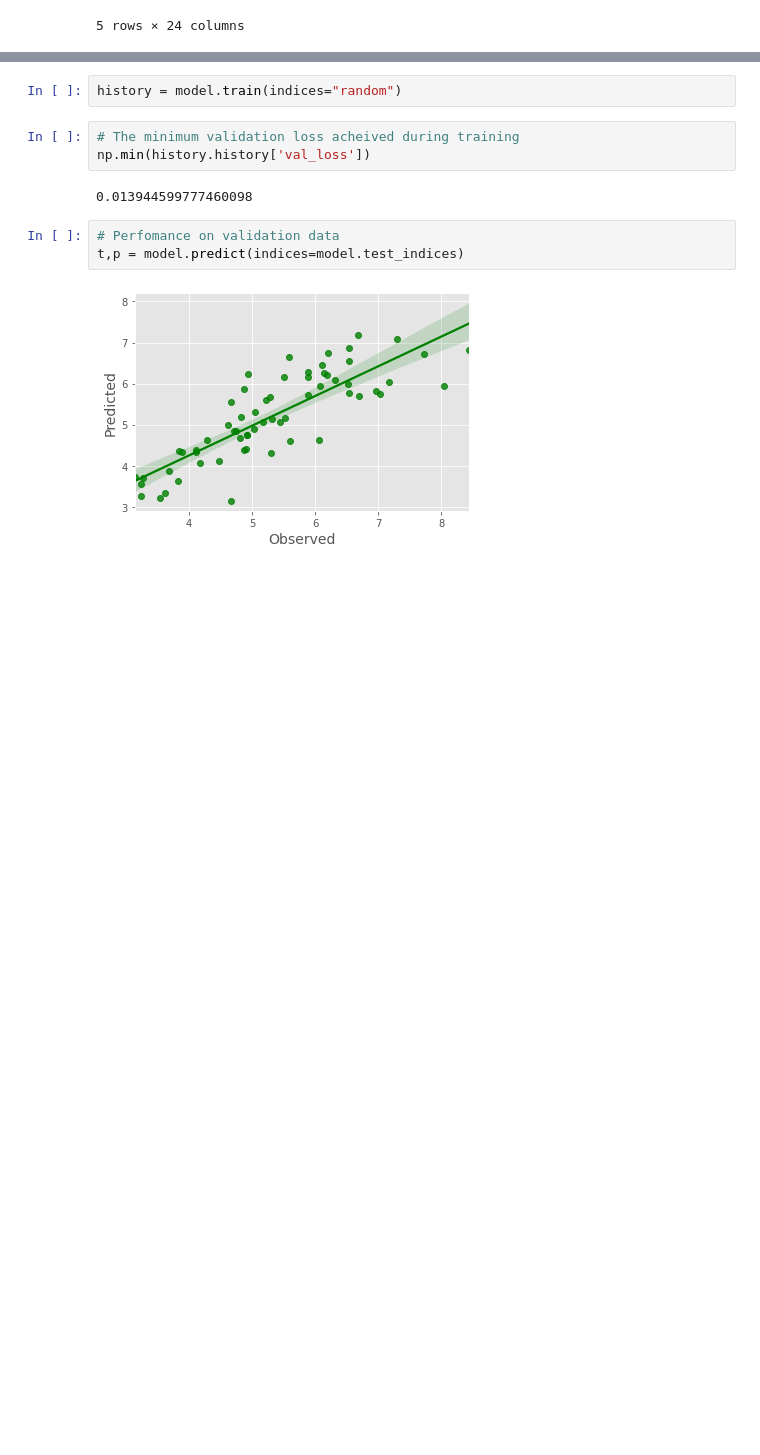
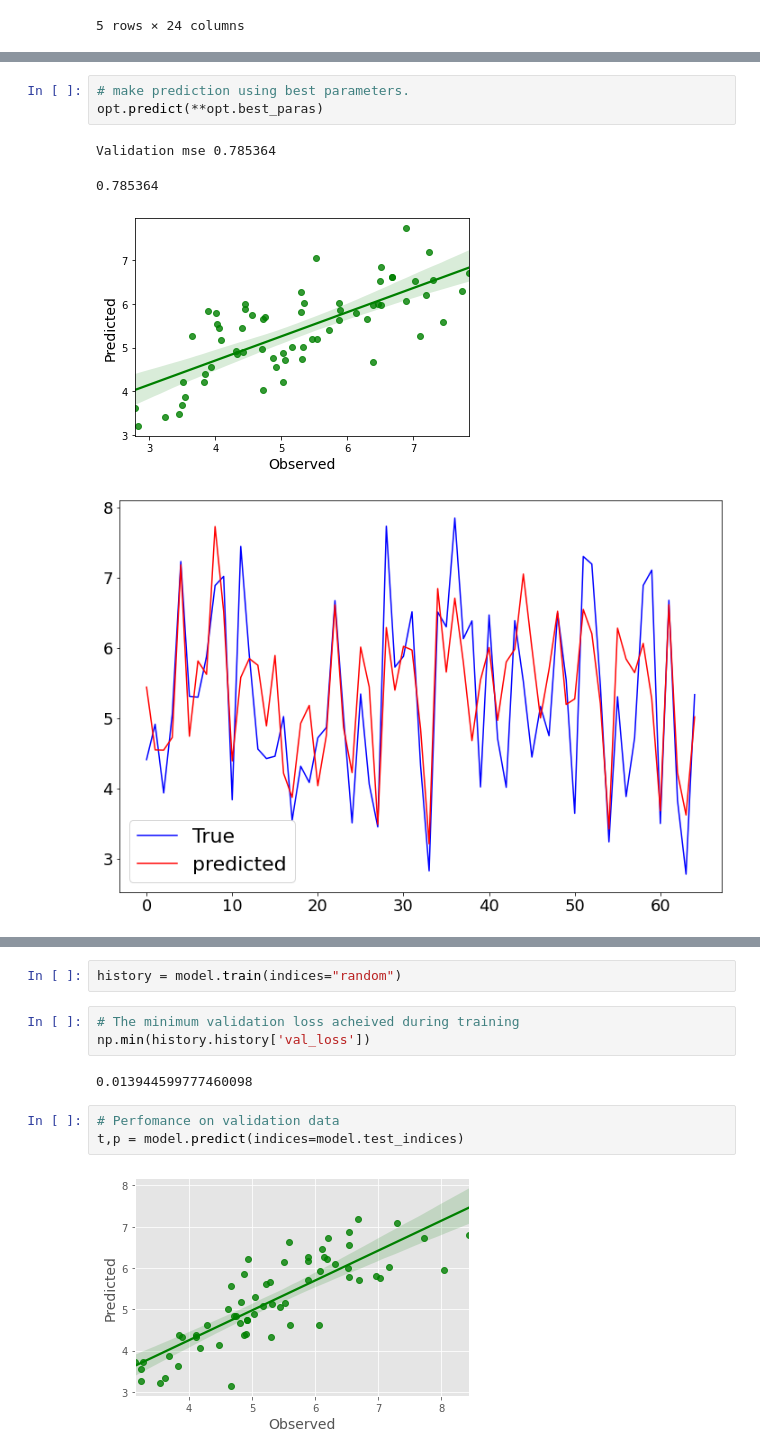
Before and after one commit to AtrCheema/AI4Water, a Jupyter notebook: examples/hyper_para_opt.ipynb, the cells around one changed output, grey strips where cells are left out. Saved outputs shown, nothing was run; the diff lists cells and outputs as text; blank space fills up the shorter version.

```diff
--- a/examples/hyper_para_opt.ipynb
+++ b/examples/hyper_para_opt.ipynb
@@ -36,0 +167,8 @@ data.head()
+# %%
+# make prediction using best parameters.
+opt.predict(**opt.best_paras)
+# %% [output]
+Validation mse 0.785364
+0.785364
+[figure, added]
+[figure, added]
```
Also changed, not shown: parts of 43 cells of this notebook, 9 other files.
